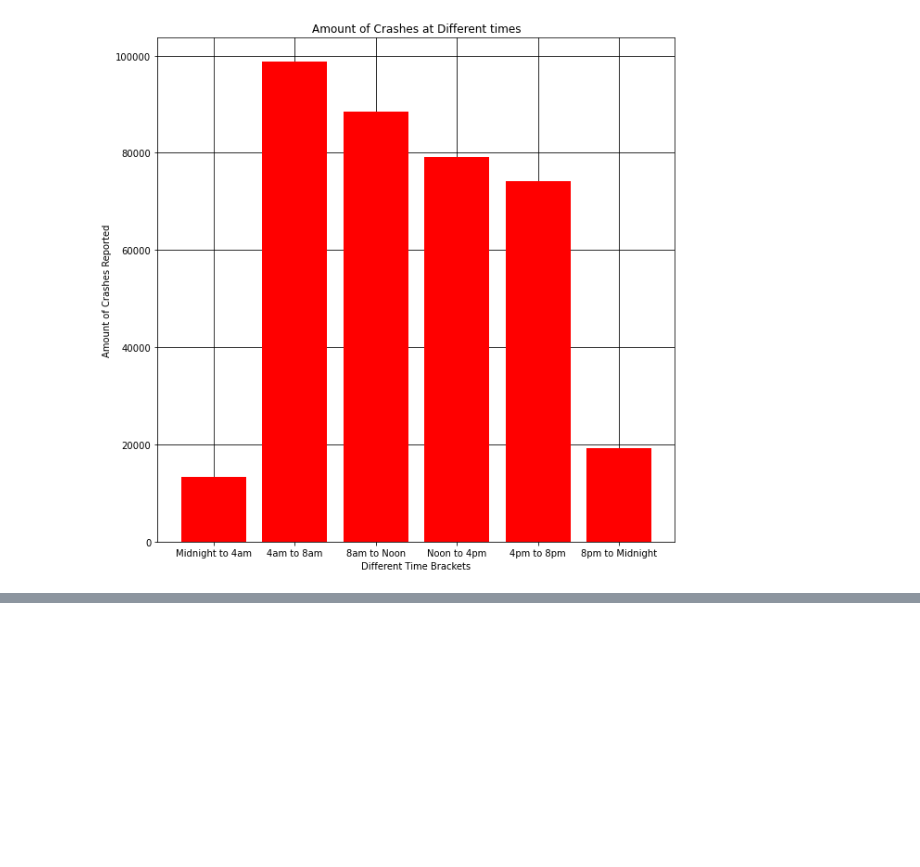
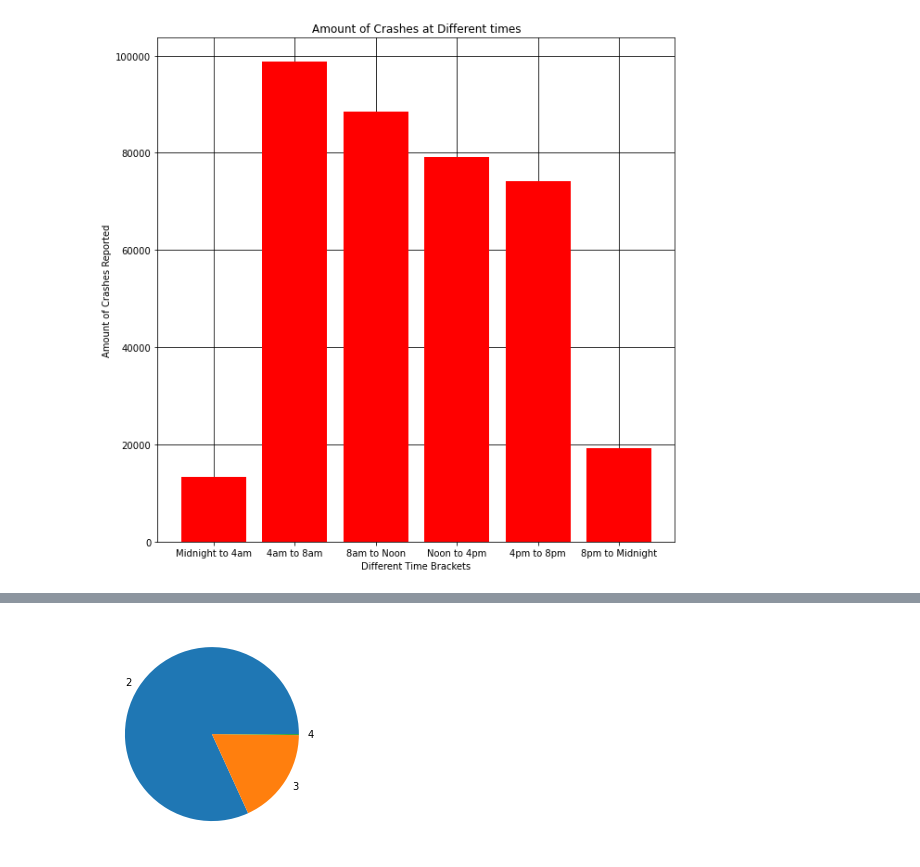
Before and after one commit to bjohnson90/data_science_group_project_1, a Jupyter notebook: final_notebook.ipynb, the cells around one changed output, grey strips where cells are left out. Saved outputs shown, nothing was run; the diff lists cells and outputs as text; code cells hidden in the pictures; blank space fills up the shorter version.

```diff
--- a/final_notebook.ipynb
+++ b/final_notebook.ipynb
@@ -168,0 +185,10 @@ plt.savefig("data/BarPlot.png")
+# %%
+#Carlos plot 2
+%matplotlib inline
+import matplotlib.pyplot as plt
+xp_vals = [206826,45450,487]
+exp_labels = ["2","3","4"]
+plt.pie(xp_vals,labels=exp_labels)
+plt.show()
+# %% [output]
+[figure, added]
```
Also changed, not shown: parts of 10 cells of this notebook, 1 other file.
